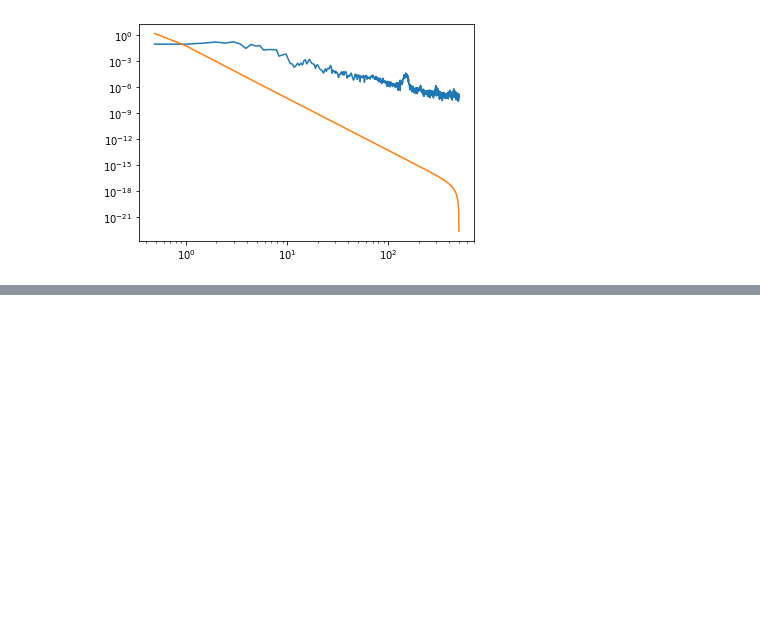
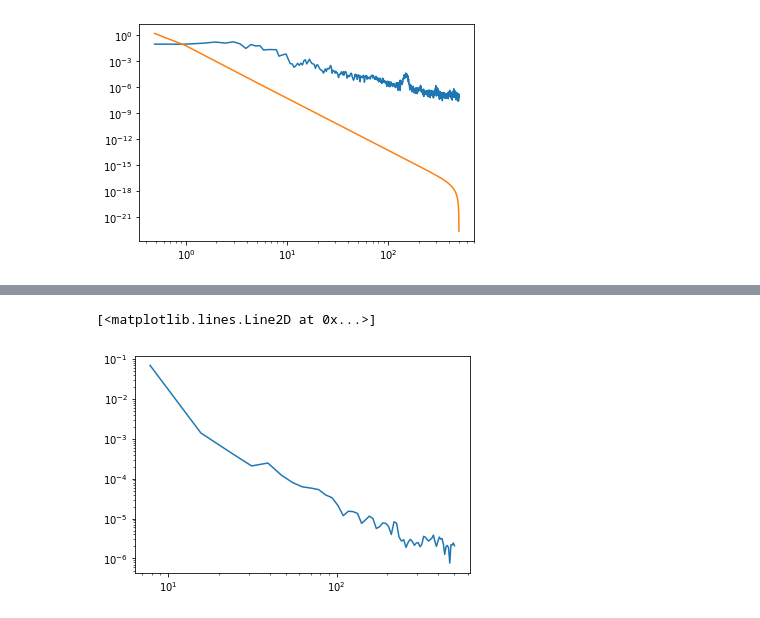
Before and after one commit to aditya-sengupta/seallqg, a Jupyter notebook: notebooks/turb_fit.ipynb, the cells around one changed output, grey strips where cells are left out. Drawn from its saved outputs; the diff is of its cells as text; code cells hidden in the pictures; blank space fills up the shorter version.

```diff
--- a/notebooks/turb_fit.ipynb
+++ b/notebooks/turb_fit.ipynb
@@ -123,3 +123,7 @@ plt.loglog(*ident.make_psd(optval[:4]))
 # %% [output]
 [<matplotlib.lines.Line2D at 0x...>]
 [figure]
+# %%
+ident = SystemIdentifier(ol)
+klqg = ident.make_klqg_ar(ar_len=2)
+klqg.recompute()
@@ -125,0 +142,5 @@ plt.loglog(*ident.make_psd(optval[:4]))
+# %%
+plt.loglog(*genpsd(klqg.sim_process()[:,0], dt=1e-3))
+# %% [output]
+[<matplotlib.lines.Line2D at 0x...>]
+[figure, added]
```
Also changed, not shown: parts of 2 cells of this notebook, 3 other files.
